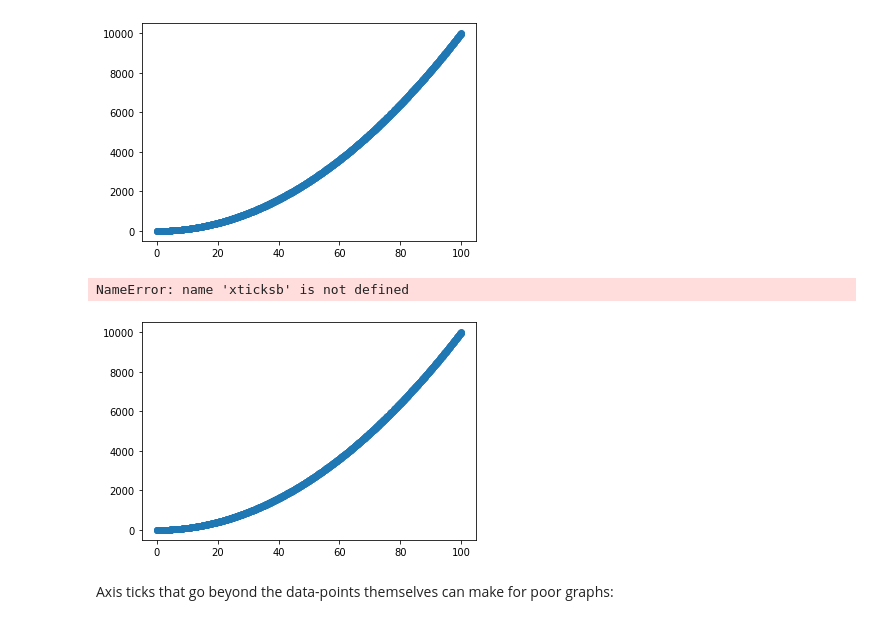
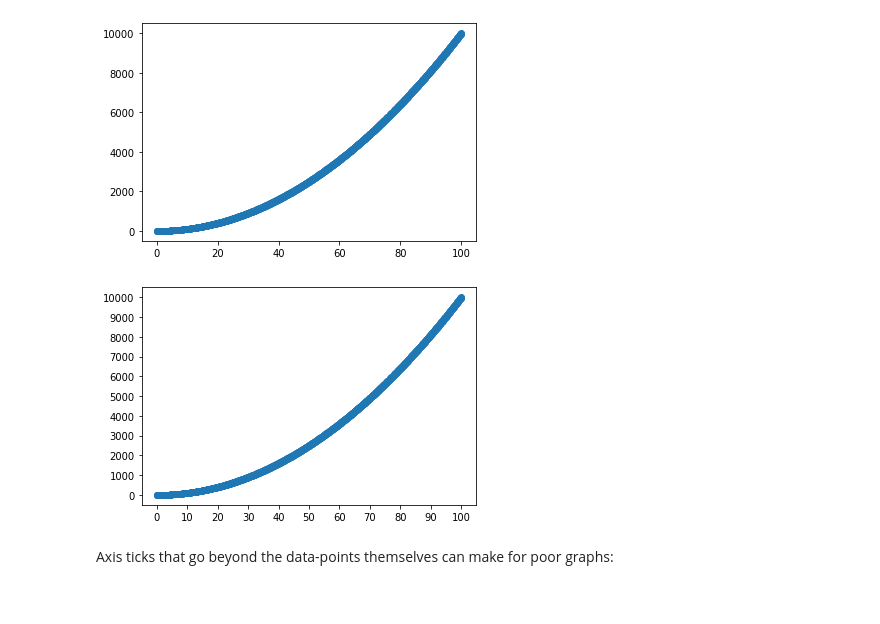
Before and after one commit to binhtd93/dsc-more-practice-with-matplotlib-hbs-ds-060120, a Jupyter notebook: index.ipynb, the cells around one changed output. Drawn from its saved outputs; the diff is of its cells as text; code cells hidden in the pictures.

```diff
--- a/index.ipynb
+++ b/index.ipynb
@@ -147,16 +147,15 @@ plt.scatter(x,y)
 # %%
 #The same plot with new axes ticks
 x = np.linspace(start=0, stop=100, num=10**3)
 y = [xi**2 for xi in x]
 plt.scatter(x,y)
 
 xticksa = np.linspace(start=0, stop=100, num=11)
 yticksa = np.linspace(start=0, stop=100**2, num=11)
-plt.xticks(xticks); #Adding a semicolon after the call will prevent extraneous input from being displayed
-plt.yticks(yticksa);
+plt.xticks(xticksa); #Adding a semicolon after the call will prevent extraneous input from being displayed
+plt.yticks(yticks);
 # %% [output]
-NameError: name 'xticksb' is not defined
-[figure, old version]
+[figure, new version]
 # %% [markdown]
 Axis ticks that go beyond the data-points themselves can make for poor graphs:
 # %%
```
